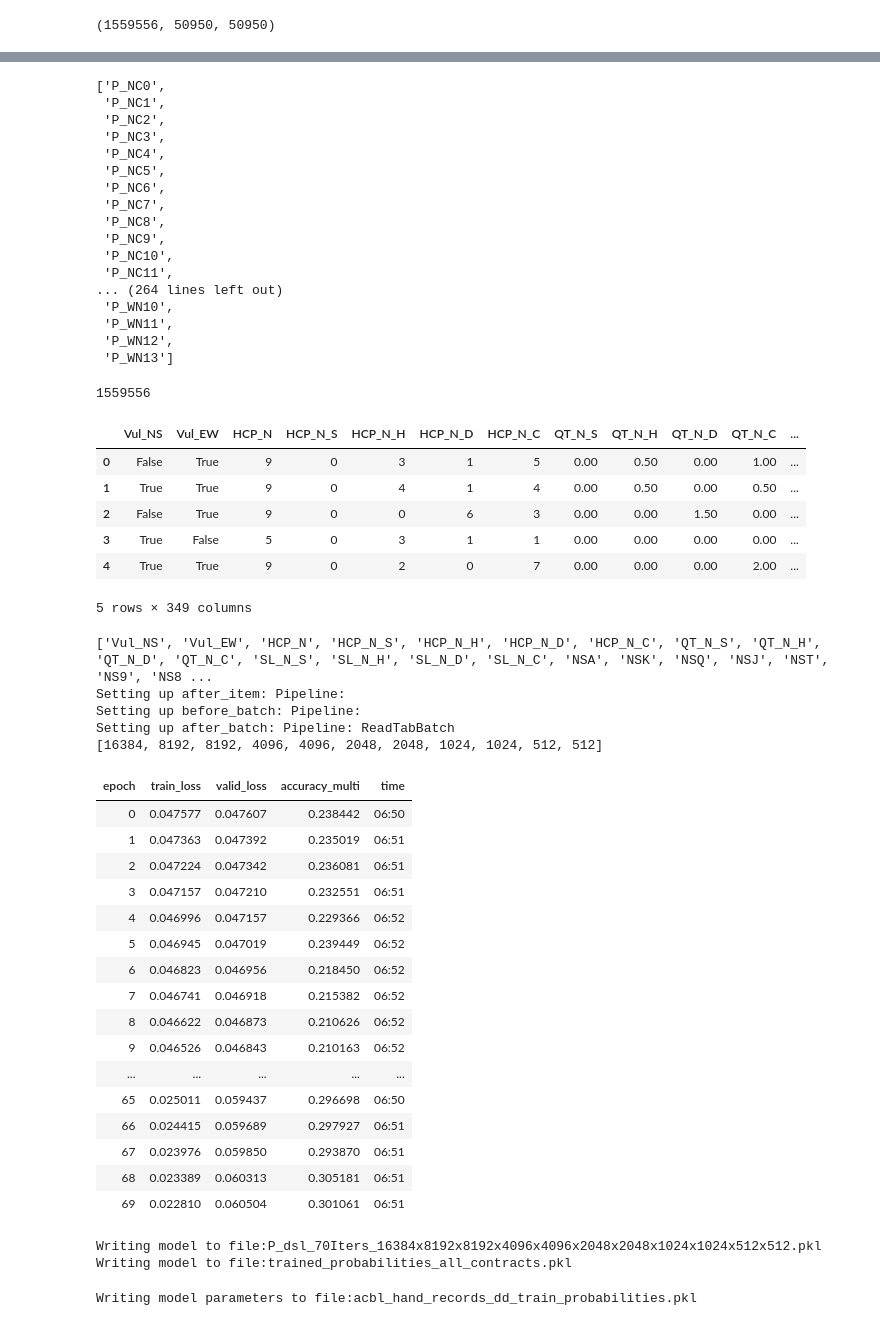
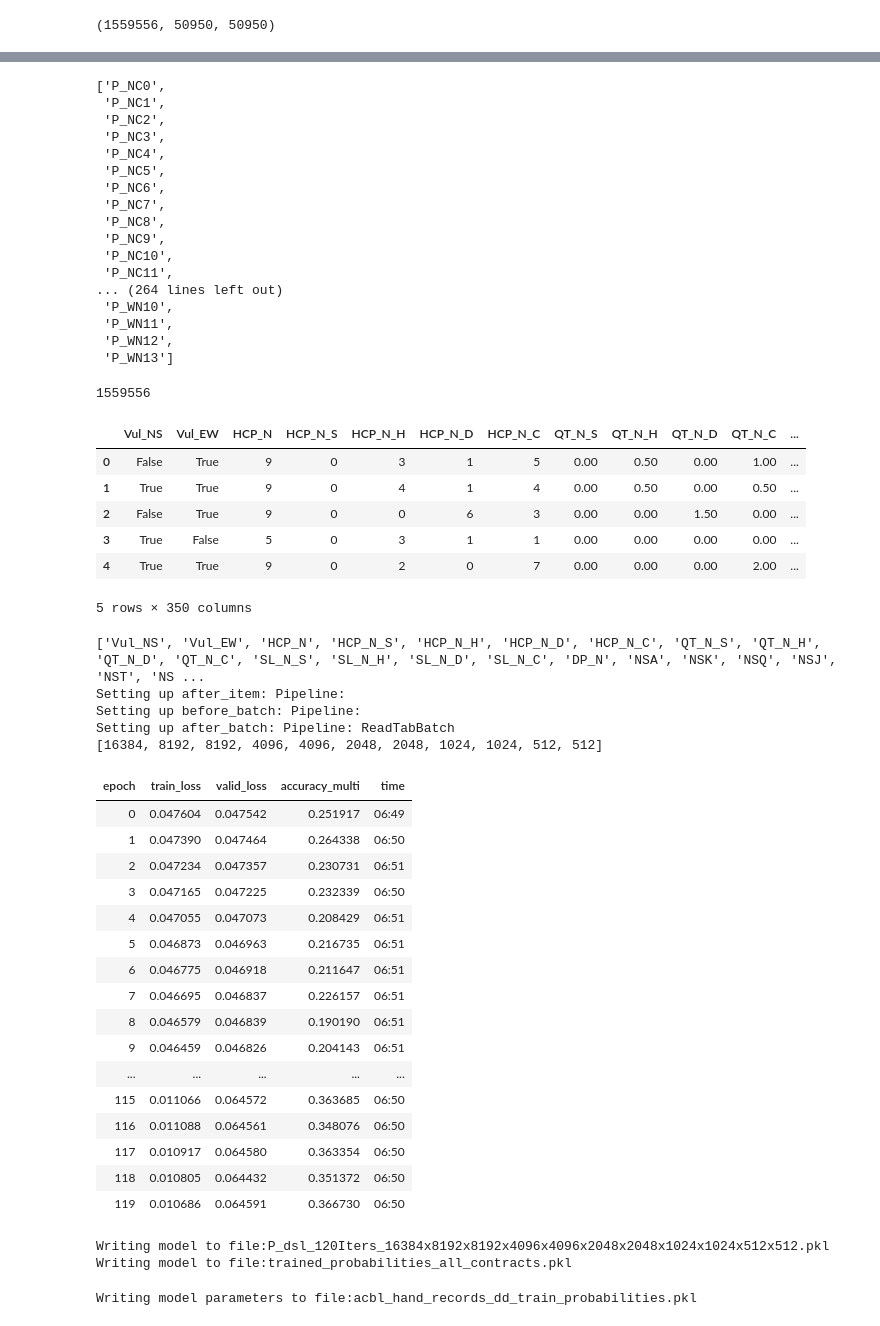
Before and after one commit to BSalita/ML-Contract-Bridge, a Jupyter notebook: src/acbl/acbl_hand_records_dd_train_probabilities_fastai.ipynb, the cells around one changed output, grey strips where cells are left out. Cells and saved outputs as stored; diff of their text form; code cells hidden in the pictures.

```diff
--- a/src/acbl/acbl_hand_records_dd_train_probabilities_fastai.ipynb
+++ b/src/acbl/acbl_hand_records_dd_train_probabilities_fastai.ipynb
@@ -225,10 +225,10 @@ len(augmented_df),len(test_df),sum(test_df['Test'])
 # %% [output]
 (1559556, 50950, 50950)
 # %%
-# takes 4m per epoch. 15 epochs per hour.
+# takes 7m per epoch. 9 epochs per hour. Overtrained after 12 epochs?
 import fastai.tabular.all
 
-n_epoch = 70 # 120 # 2
+n_epoch = 120 # 2
 
 # dependent variable column names
 dep_vars = dd_probs_df.columns.to_list() #overtricks_df.columns.to_list()
@@ -244,6 +244,7 @@ cont_names += ['HCP_N_S', 'HCP_N_H', 'HCP_N_D', 'HCP_N_C']
 #cont_names += ['HCP_W_S', 'HCP_W_H', 'HCP_W_D', 'HCP_W_C']
 cont_names += ['QT_N_S', 'QT_N_H', 'QT_N_D', 'QT_N_C']
 cont_names += ['SL_N_S', 'SL_N_H', 'SL_N_D', 'SL_N_C']
+cont_names += ['DP_N']
 cont_names += [direction+suit+card for direction in ['N'] for suit in mlBridgeLib.SHDC for card in mlBridgeLib.ranked_suit if direction+suit+card in augmented_df]
 #cont_names += ohe_hands_df.columns.to_list()
 
@@ -322,52 +323,52 @@ pd.to_pickle(learn,saved_model_file)
 'dep_vars:'
 ['P_NC0',
  'P_NC1',
  'P_NC2',
  'P_NC3',
  'P_NC4',
  'P_NC5',
  'P_NC6',
  'P_NC7',
  'P_NC8',
  'P_NC9',
  'P_NC10',
  'P_NC11',
 ... (264 lines left out)
  'P_WN10',
  'P_WN11',
  'P_WN12',
  'P_WN13']
 1559556
 |  | Vul_NS | Vul_EW | HCP_N | HCP_N_S | HCP_N_H | HCP_N_D | HCP_N_C | QT_N_S | QT_N_H | QT_N_D | QT_N_C | ... |
 | 0 | False | True | 9 | 0 | 3 | 1 | 5 | 0.00 | 0.50 | 0.00 | 1.00 | ... |
 | 1 | True | True | 9 | 0 | 4 | 1 | 4 | 0.00 | 0.50 | 0.00 | 0.50 | ... |
 | 2 | False | True | 9 | 0 | 0 | 6 | 3 | 0.00 | 0.00 | 1.50 | 0.00 | ... |
 | 3 | True | False | 5 | 0 | 3 | 1 | 1 | 0.00 | 0.00 | 0.00 | 0.00 | ... |
 | 4 | True | True | 9 | 0 | 2 | 0 | 7 | 0.00 | 0.00 | 0.00 | 2.00 | ... |
-5 rows × 349 columns
+5 rows × 350 columns
-['Vul_NS', 'Vul_EW', 'HCP_N', 'HCP_N_S', 'HCP_N_H', 'HCP_N_D', 'HCP_N_C', 'QT_N_S', 'QT_N_H', 'QT_N_D', 'QT_N_C', 'SL_N_S', 'SL_N_H', 'SL_N_D', 'SL_N_C', 'NSA', 'NSK', 'NSQ', 'NSJ', 'NST', 'NS9', 'NS8 ...
+['Vul_NS', 'Vul_EW', 'HCP_N', 'HCP_N_S', 'HCP_N_H', 'HCP_N_D', 'HCP_N_C', 'QT_N_S', 'QT_N_H', 'QT_N_D', 'QT_N_C', 'SL_N_S', 'SL_N_H', 'SL_N_D', 'SL_N_C', 'DP_N', 'NSA', 'NSK', 'NSQ', 'NSJ', 'NST', 'NS ...
 Setting up after_item: Pipeline:
 Setting up before_batch: Pipeline:
 Setting up after_batch: Pipeline: ReadTabBatch
 [16384, 8192, 8192, 4096, 4096, 2048, 2048, 1024, 1024, 512, 512]
 | epoch | train_loss | valid_loss | accuracy_multi | time |
-| 0 | 0.047577 | 0.047607 | 0.238442 | 06:50 |
-| 1 | 0.047363 | 0.047392 | 0.235019 | 06:51 |
-| 2 | 0.047224 | 0.047342 | 0.236081 | 06:51 |
-| 3 | 0.047157 | 0.047210 | 0.232551 | 06:51 |
-| 4 | 0.046996 | 0.047157 | 0.229366 | 06:52 |
-| 5 | 0.046945 | 0.047019 | 0.239449 | 06:52 |
-| 6 | 0.046823 | 0.046956 | 0.218450 | 06:52 |
-| 7 | 0.046741 | 0.046918 | 0.215382 | 06:52 |
-| 8 | 0.046622 | 0.046873 | 0.210626 | 06:52 |
-| 9 | 0.046526 | 0.046843 | 0.210163 | 06:52 |
+| 0 | 0.047604 | 0.047542 | 0.251917 | 06:49 |
+| 1 | 0.047390 | 0.047464 | 0.264338 | 06:50 |
+| 2 | 0.047234 | 0.047357 | 0.230731 | 06:51 |
+| 3 | 0.047165 | 0.047225 | 0.232339 | 06:50 |
+| 4 | 0.047055 | 0.047073 | 0.208429 | 06:51 |
+| 5 | 0.046873 | 0.046963 | 0.216735 | 06:51 |
+| 6 | 0.046775 | 0.046918 | 0.211647 | 06:51 |
+| 7 | 0.046695 | 0.046837 | 0.226157 | 06:51 |
+| 8 | 0.046579 | 0.046839 | 0.190190 | 06:51 |
+| 9 | 0.046459 | 0.046826 | 0.204143 | 06:51 |
 | ... | ... | ... | ... | ... |
-| 65 | 0.025011 | 0.059437 | 0.296698 | 06:50 |
-| 66 | 0.024415 | 0.059689 | 0.297927 | 06:51 |
-| 67 | 0.023976 | 0.059850 | 0.293870 | 06:51 |
-| 68 | 0.023389 | 0.060313 | 0.305181 | 06:51 |
-| 69 | 0.022810 | 0.060504 | 0.301061 | 06:51 |
+| 115 | 0.011066 | 0.064572 | 0.363685 | 06:50 |
+| 116 | 0.011088 | 0.064561 | 0.348076 | 06:50 |
+| 117 | 0.010917 | 0.064580 | 0.363354 | 06:50 |
+| 118 | 0.010805 | 0.064432 | 0.351372 | 06:50 |
+| 119 | 0.010686 | 0.064591 | 0.366730 | 06:50 |
-Writing model to file:P_dsl_70Iters_16384x8192x8192x4096x4096x2048x2048x1024x1024x512x512.pkl
+Writing model to file:P_dsl_120Iters_16384x8192x8192x4096x4096x2048x2048x1024x1024x512x512.pkl
 Writing model to file:trained_probabilities_all_contracts.pkl
 # %%
 # takes 1m15s
```
Also changed, not shown: parts of 3 cells of this notebook, 5 other files.
